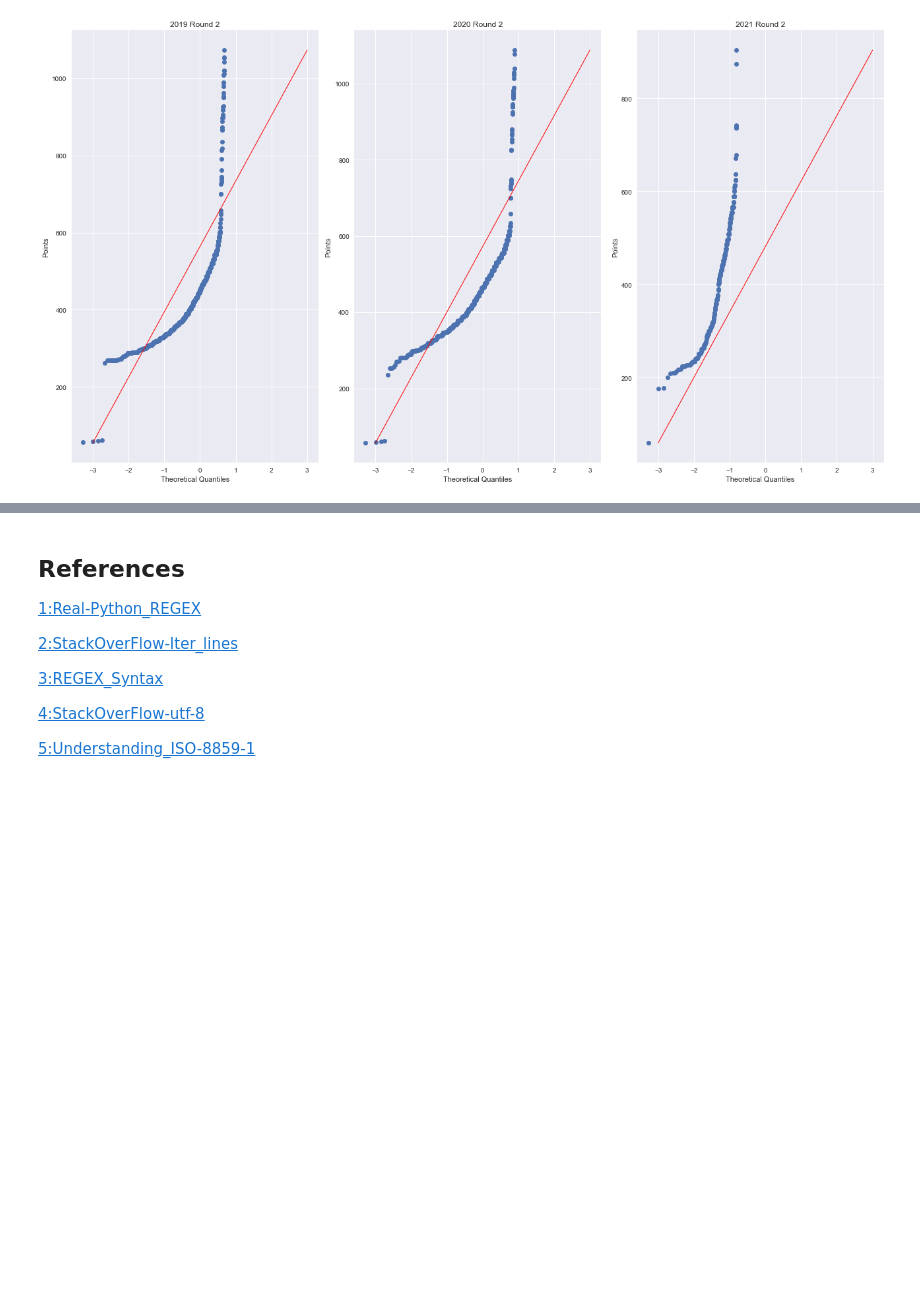
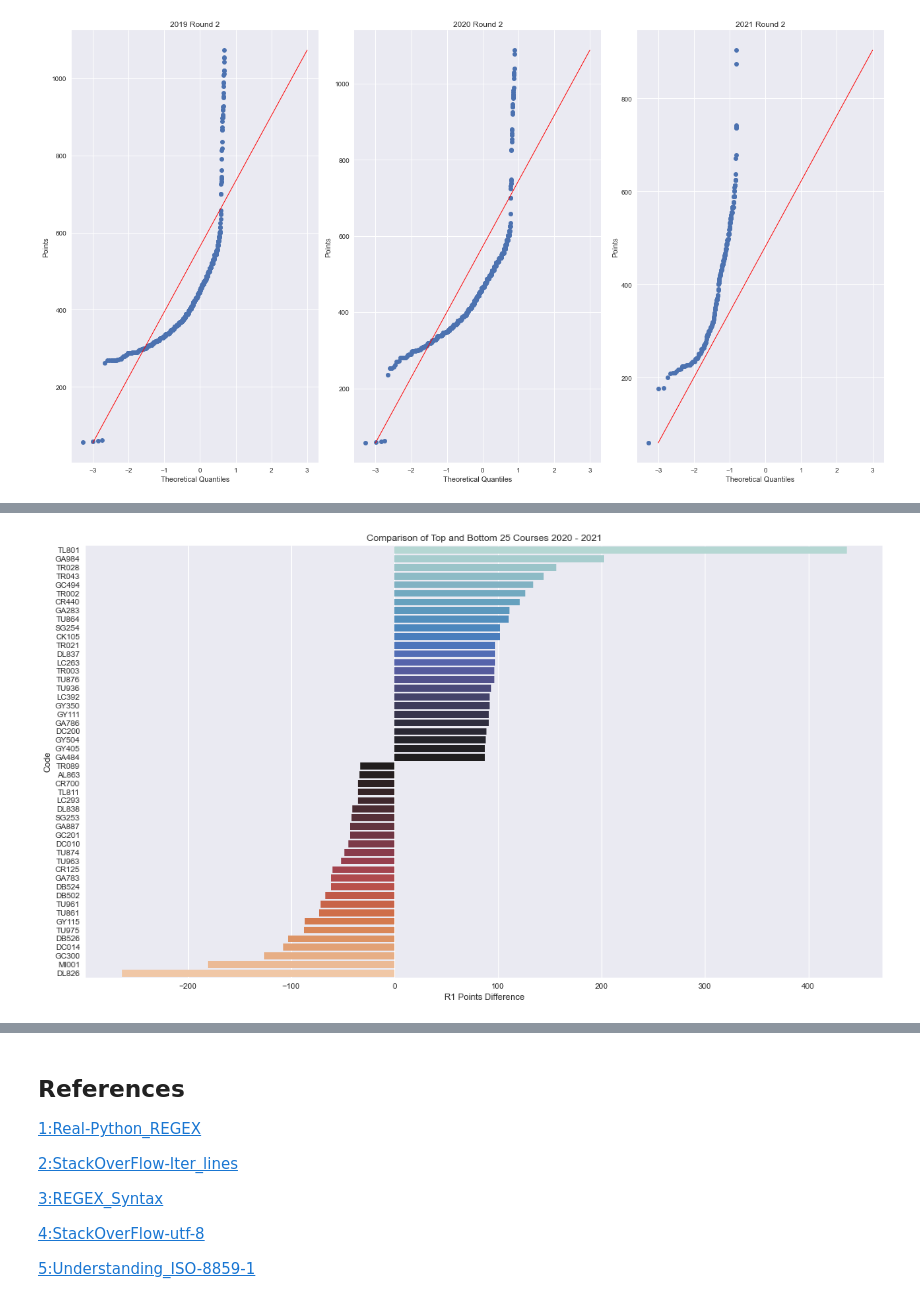
Before and after one commit to Sam-Tracey/Fundamentals-of-Data-Analysis, a Jupyter notebook: cao.ipynb, the cells around one changed output, grey strips where cells are left out. Cells and saved outputs as stored; diff of their text form; code cells hidden in the pictures; blank space fills up the shorter version.

```diff
--- a/cao.ipynb
+++ b/cao.ipynb
@@ -786,0 +981,16 @@ plt.show()
+# %%
+# Select relevant data and Drop any rows with NaN in Diff_20_21
+df_r1_2021 = df_r1[['Code', 'Title', 'Diff_20_21']].dropna().sort_values(
+    by='Diff_20_21', ascending=False)
+# %%
+hi_lo_2021 = pd.concat([df_r1_2021.head(25), df_r1_2021.tail(25)])
+# %%
+fig, axes = plt.subplots()
+
+ax1 = sns.barplot(x="Diff_20_21", y="Code", data=hi_lo_2021, palette='icefire')
+ax1.set_title('Comparison of Top and Bottom 25 Courses 2020 - 2021')
+ax1.set(xlabel='R1 Points Difference')
+#plt.title('
+plt.show()
+# %% [output]
+[figure, added]
```
Also changed, not shown: parts of 24 cells of this notebook, 29 other files.
